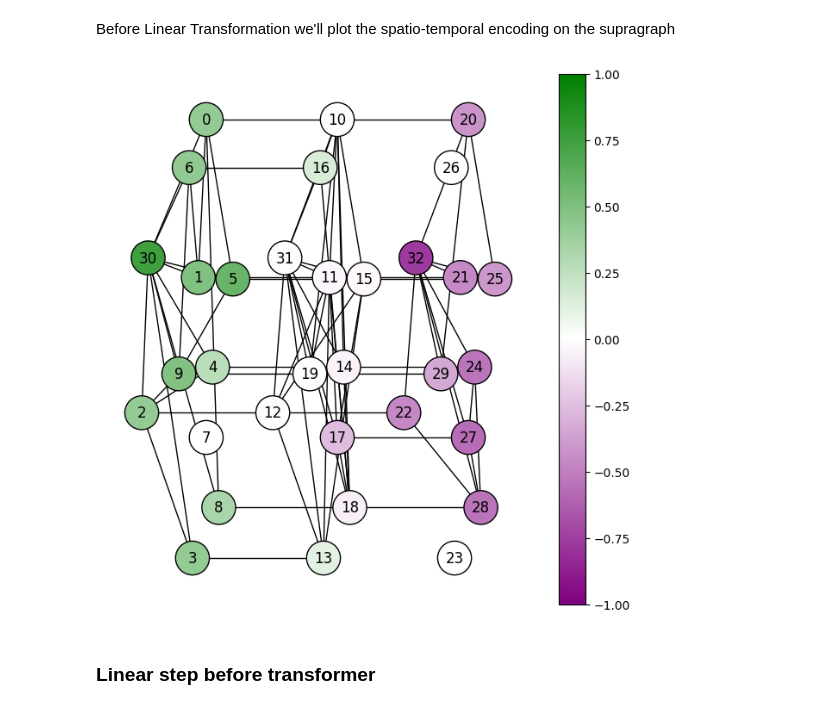
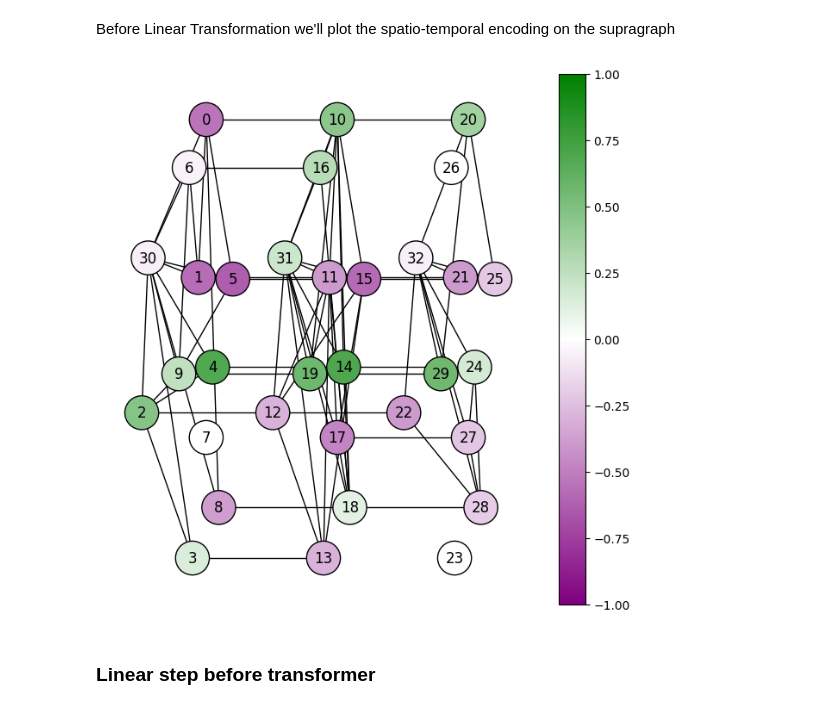
Before and after one commit to ykrmm/SLATE, a Jupyter notebook: notebooks/example_SLATE_toygraph.ipynb, the cells around one changed output. Drawn from its saved outputs; the diff is of its cells as text; code cells hidden in the pictures.

```diff
--- a/notebooks/example_SLATE_toygraph.ipynb
+++ b/notebooks/example_SLATE_toygraph.ipynb
@@ -238,9 +238,9 @@ def plot_supragraph_laplacian(transform_sup_G,vec_propre,layout_transform_sup_G)
     # Add the colorbar to the figure
     fig.colorbar(sm, ax=ax, orientation='vertical')  # Use the axes for the colorbar
 # %%
-plot_supragraph_laplacian(transform_sup_G,all_pe[:,0],layout_transform_sup_G)
+plot_supragraph_laplacian(transform_sup_G,all_pe[:,4],layout_transform_sup_G)
 # %% [output]
-[figure, old version]
+[figure, new version]
 # %% [markdown]
 ### Linear step before transformer
 # %%
```
Also changed, not shown: 36 other files.
